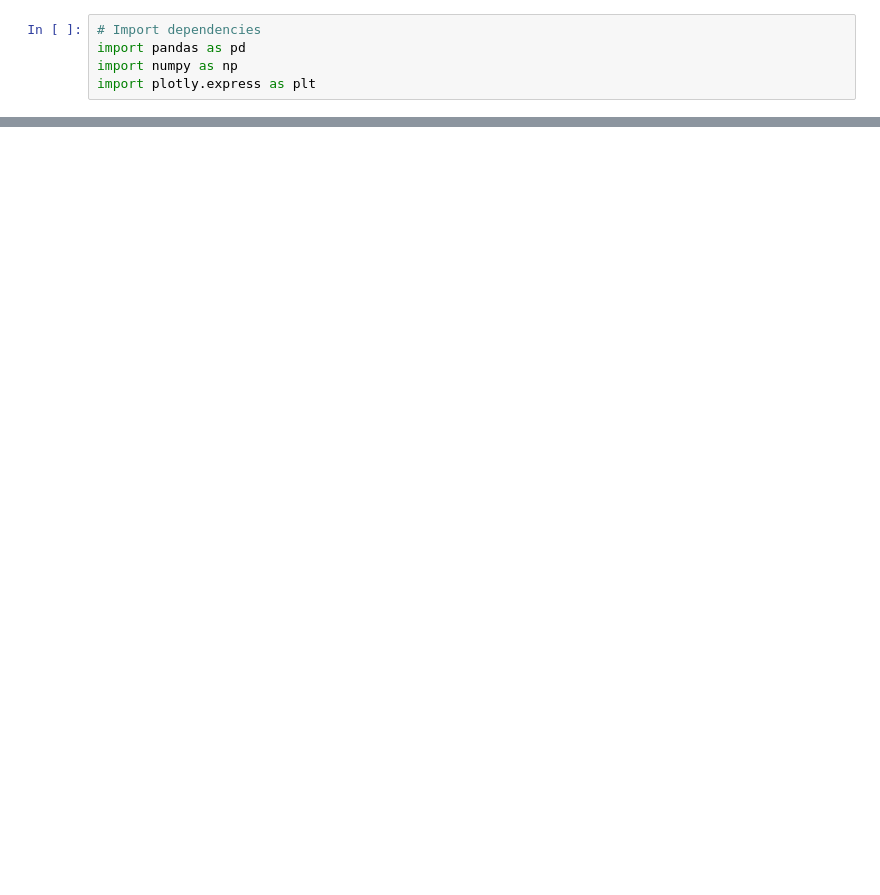
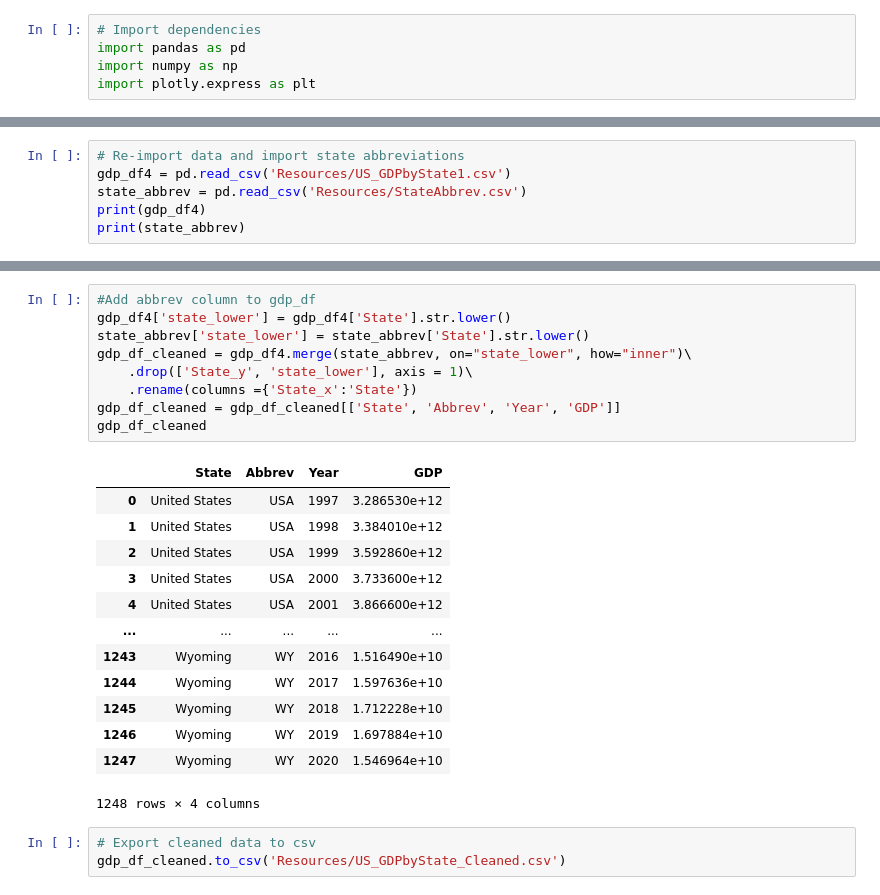
Before and after one commit to Michaelfr22/Final_Project, a Jupyter notebook: Cleaning_GDP.ipynb, the cells around one changed output, grey strips where cells are left out. Saved outputs shown, nothing was run; the diff lists cells and outputs as text; blank space fills up the shorter version.

```diff
--- a/Cleaning_GDP.ipynb
+++ b/Cleaning_GDP.ipynb
@@ -23,0 +111,6 @@ gdp_df
+# %%
+# Re-import data and import state abbreviations
+gdp_df4 = pd.read_csv('Resources/US_GDPbyState1.csv')
+state_abbrev = pd.read_csv('Resources/StateAbbrev.csv')
+print(gdp_df4)
+print(state_abbrev)
@@ -23,0 +135,26 @@ gdp_df
+# %%
+#Add abbrev column to gdp_df
+gdp_df4['state_lower'] = gdp_df4['State'].str.lower()
+state_abbrev['state_lower'] = state_abbrev['State'].str.lower()
+gdp_df_cleaned = gdp_df4.merge(state_abbrev, on="state_lower", how="inner")\
+    .drop(['State_y', 'state_lower'], axis = 1)\
+    .rename(columns ={'State_x':'State'})
+gdp_df_cleaned = gdp_df_cleaned[['State', 'Abbrev', 'Year', 'GDP']]
+gdp_df_cleaned
+# %% [output]
+|  | State | Abbrev | Year | GDP |
+| 0 | United States | USA | 1997 | 3.286530e+12 |
+| 1 | United States | USA | 1998 | 3.384010e+12 |
+| 2 | United States | USA | 1999 | 3.592860e+12 |
+| 3 | United States | USA | 2000 | 3.733600e+12 |
+| 4 | United States | USA | 2001 | 3.866600e+12 |
+| ... | ... | ... | ... | ... |
+| 1243 | Wyoming | WY | 2016 | 1.516490e+10 |
+| 1244 | Wyoming | WY | 2017 | 1.597636e+10 |
+| 1245 | Wyoming | WY | 2018 | 1.712228e+10 |
+| 1246 | Wyoming | WY | 2019 | 1.697884e+10 |
+| 1247 | Wyoming | WY | 2020 | 1.546964e+10 |
+1248 rows × 4 columns
+# %%
+# Export cleaned data to csv
+gdp_df_cleaned.to_csv('Resources/US_GDPbyState_Cleaned.csv')
```
Also changed, not shown: parts of 7 cells of this notebook, 10 other files.
